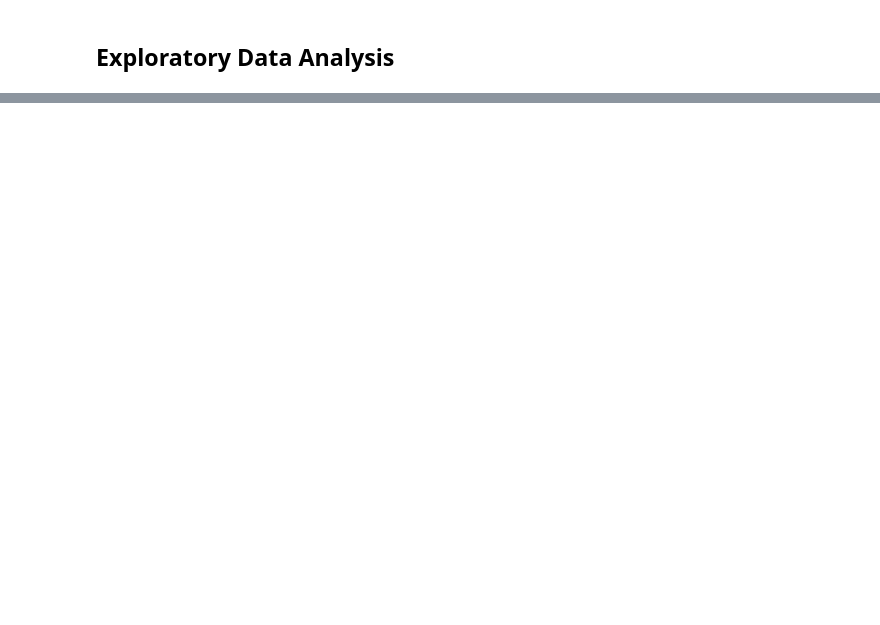
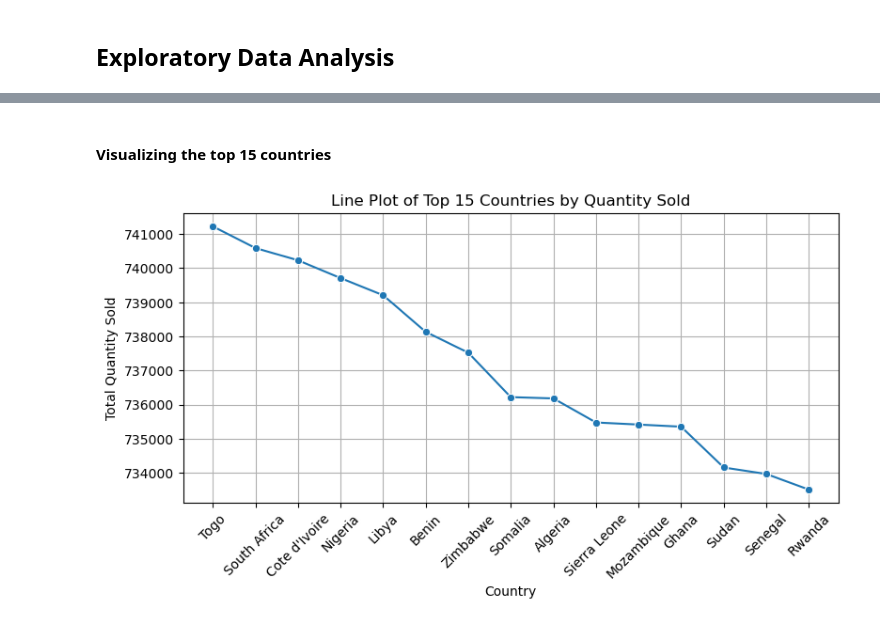
Before and after one commit to joachinhimself/Cohort-Analysis, a Jupyter notebook: Notebook/Cohort Analysis.ipynb, the cells around one changed output, grey strips where cells are left out. Saved outputs shown, nothing was run; the diff lists cells and outputs as text; code cells hidden in the pictures; blank space fills up the shorter version.

Commit message:
Exploratory Data Analysis

```diff
--- a/Notebook/Cohort Analysis.ipynb
+++ b/Notebook/Cohort Analysis.ipynb
@@ -175,0 +190,4 @@ df.head(4)
+# %%
+quantities_sold_per_country = df.groupby(["Country"])["Quantity"].sum().reset_index()
+quantities_sold_per_country = quantities_sold_per_country.sort_values("Quantity", ascending = False).reset_index(drop = True)
+quantities_sold_per_country.head(10)
@@ -175,0 +206,18 @@ df.head(4)
+# %% [markdown]
+#### Visualizing the top 15 countries ####
+# %%
+# Extract the top 10 countries with the highest quantity sold
+top_15_countries = quantities_sold_per_country.head(15)
+# %%
+# line plot
+
+plt.figure(figsize=(9, 4))
+sns.lineplot(data=top_15_countries, x='Country', y='Quantity', marker='o')
+plt.title('Line Plot of Top 15 Countries by Quantity Sold')
+plt.xlabel('Country')
+plt.ylabel('Total Quantity Sold')
+plt.xticks(rotation=45)
+plt.grid()
+plt.show()
+# %% [output]
+[figure, added]
```
Also changed, not shown: parts of 11 cells of this notebook.
